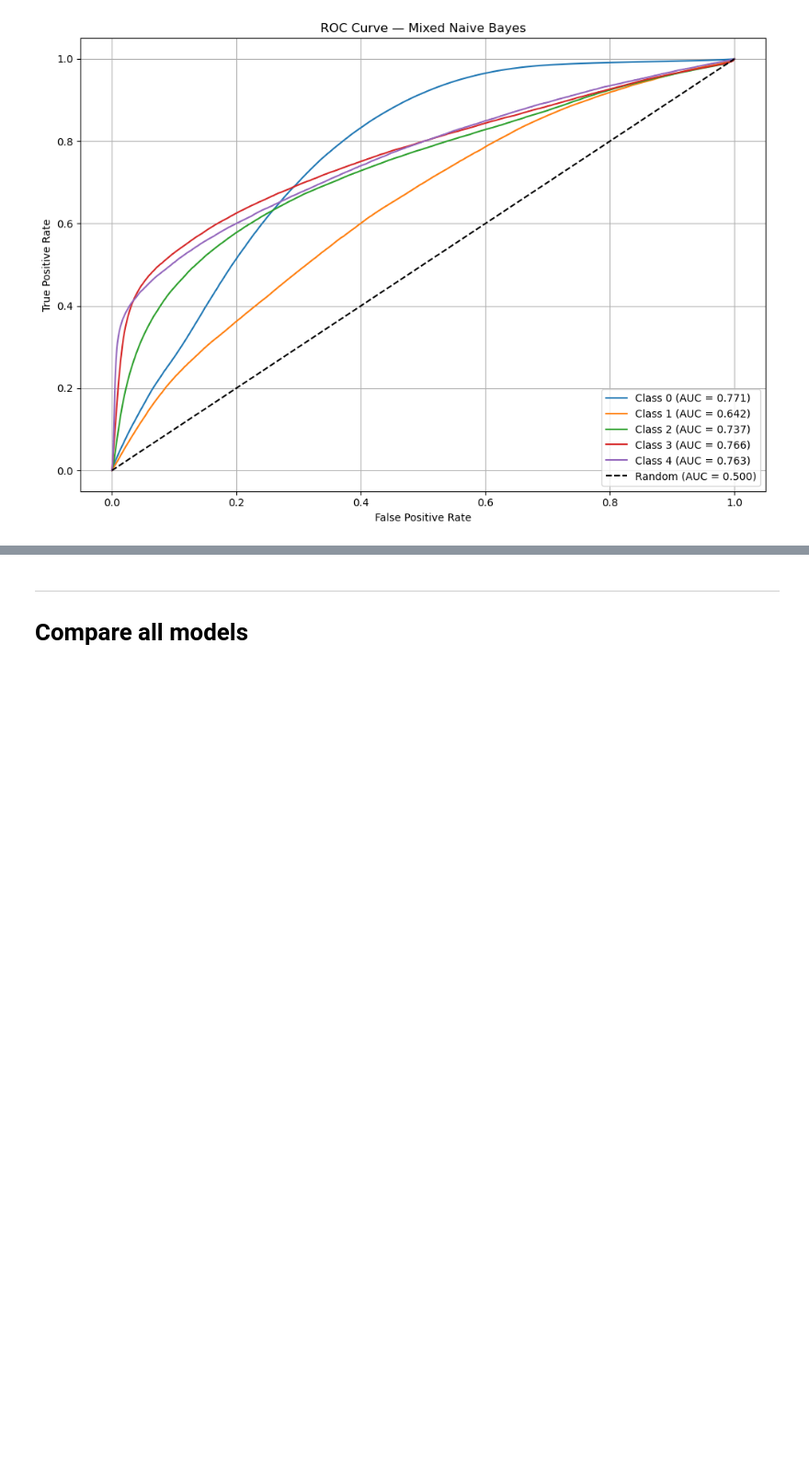
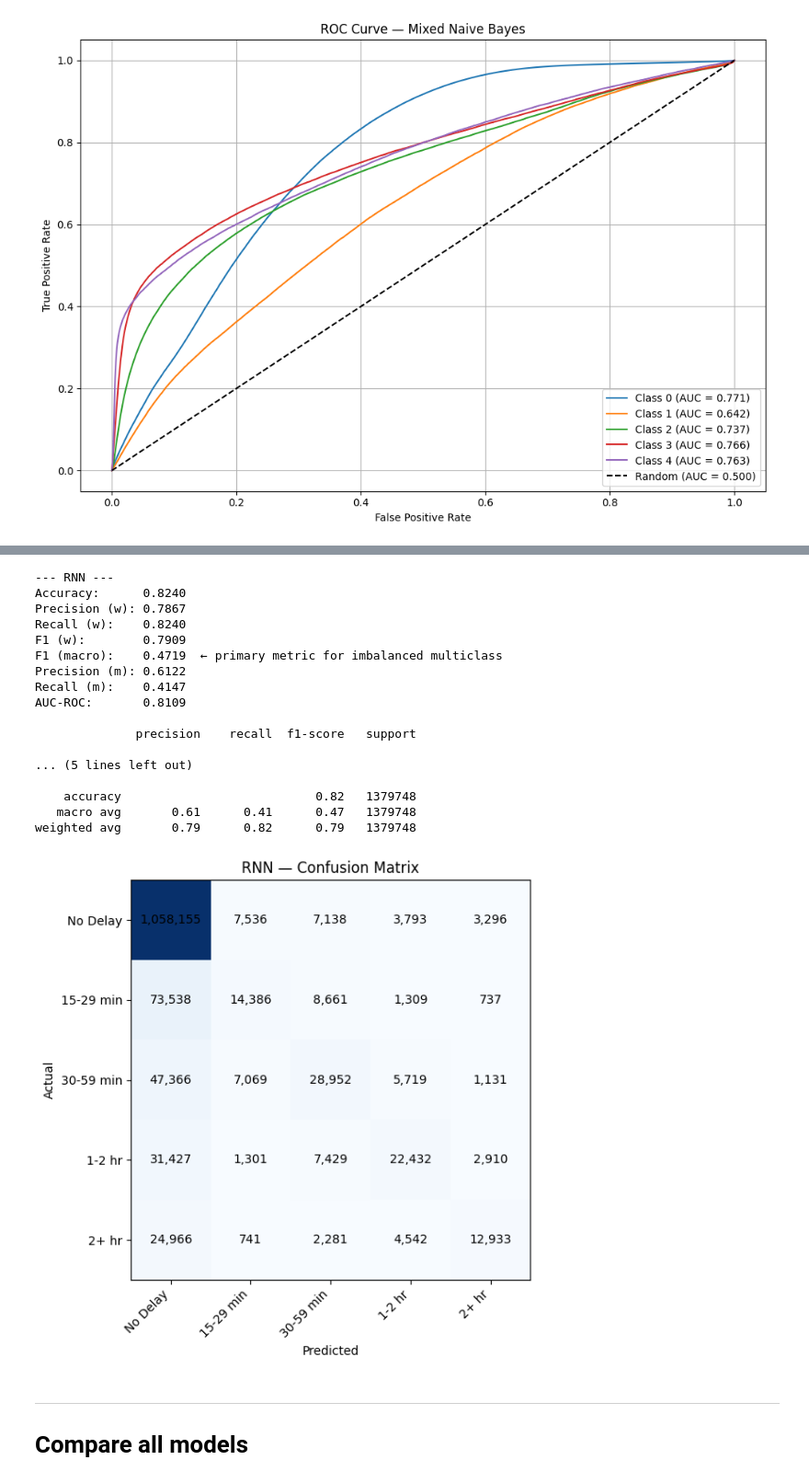
Before and after one commit to dennisous/STT811-Project, a Jupyter notebook: model_analysis.ipynb, the cells around one changed output, grey strips where cells are left out. Shown at 92% size. Saved outputs shown, nothing was run; the diff lists cells and outputs as text; code cells hidden in the pictures; blank space fills up the shorter version.

```diff
--- a/model_analysis.ipynb
+++ b/model_analysis.ipynb
@@ -524,10 +570,42 @@ from tensorflow.keras.layers import SimpleRNN, Dense, Dropout
 # %%
-# TODO (Dennis): Evaluate
-# 1. Get probabilities: y_prob = rnn_model.predict(X_test_rnn)  # shape (N, 5)
-# 2. Get predictions: y_pred = y_prob.argmax(axis=1)
-# 3. Print weighted metrics (accuracy, precision, recall, F1, AUC-ROC with multi_class='ovr')
-# 4. Plot confusion matrix (5x5)
-# 5. Append results dict to results list
+# Create wrapper to match sklearn interface
+class RNNWrapper:
+    def __init__(self, model):
+        self.model = model
+
+    def predict(self, X):
+        probabilities = self.model.predict(X, verbose=0)
+        return probabilities.argmax(axis=1)
+
+    def predict_proba(self, X):
+        return self.model.predict(X, verbose=0)
+
+# Get probabilities: y_prob = rnn_model.predict(X_test_rnn)  # shape (N, 5)
+# Get predictions: y_pred = y_prob.argmax(axis=1)
+# Print weighted metrics (accuracy, precision, recall, F1, AUC-ROC with multi_class='ovr')
+# Plot confusion matrix (5x5)
+# Append results dict to results list
+rnn_wrapper = RNNWrapper(rnn_model)
+results.append(evaluate('RNN', rnn_wrapper, X_test_rnn, y_test))
+# %% [output]
+--- RNN ---
+Accuracy:      0.8240
+Precision (w): 0.7867
+Recall (w):    0.8240
+F1 (w):        0.7909
+F1 (macro):    0.4719  ← primary metric for imbalanced multiclass
+Precision (m): 0.6122
+Recall (m):    0.4147
+AUC-ROC:       0.8109
+
+              precision    recall  f1-score   support
+
+... (5 lines left out)
+
+    accuracy                           0.82   1379748
+   macro avg       0.61      0.41      0.47   1379748
+weighted avg       0.79      0.82      0.79   1379748
+[figure, added]
 # %% [markdown]
 ---
 # Compare all models
```
Also changed, not shown: parts of 13 cells of this notebook.
